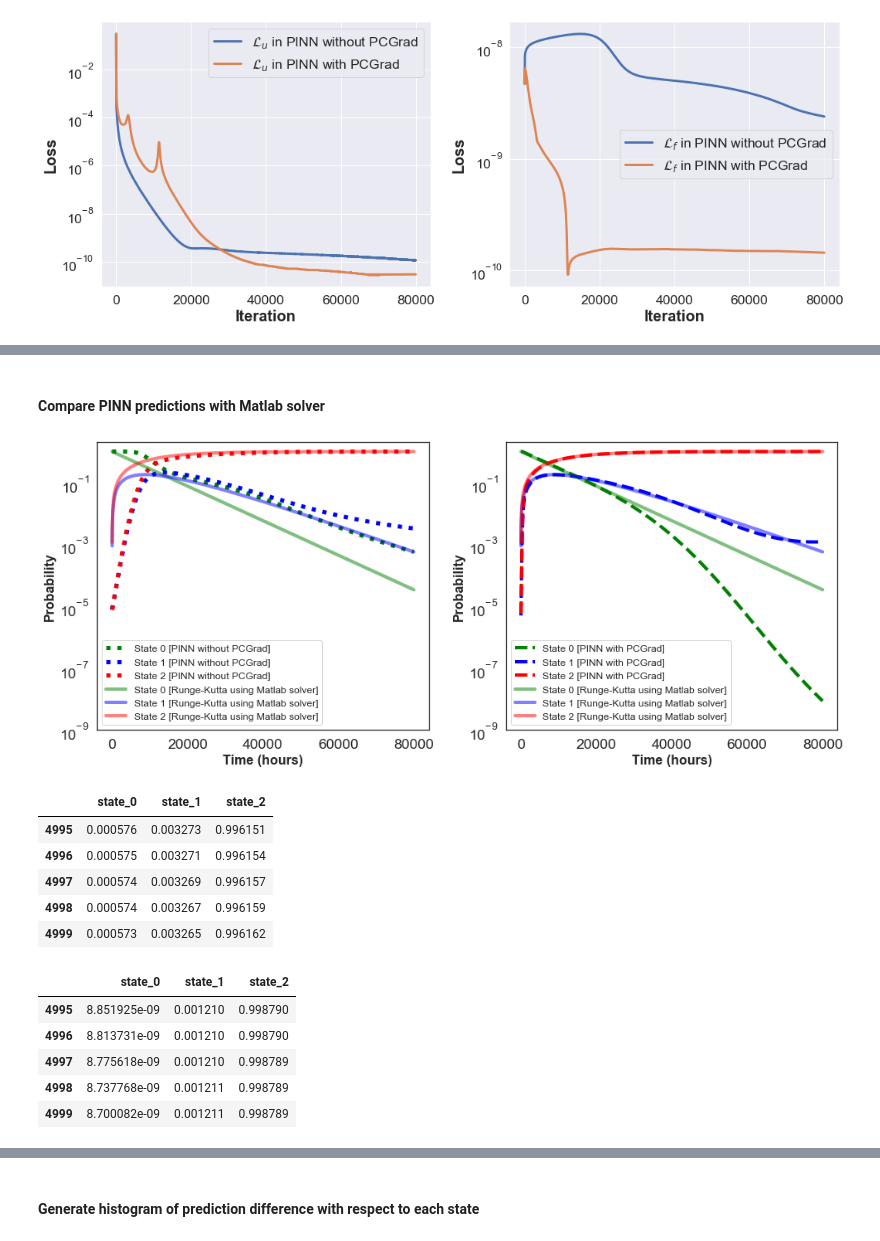
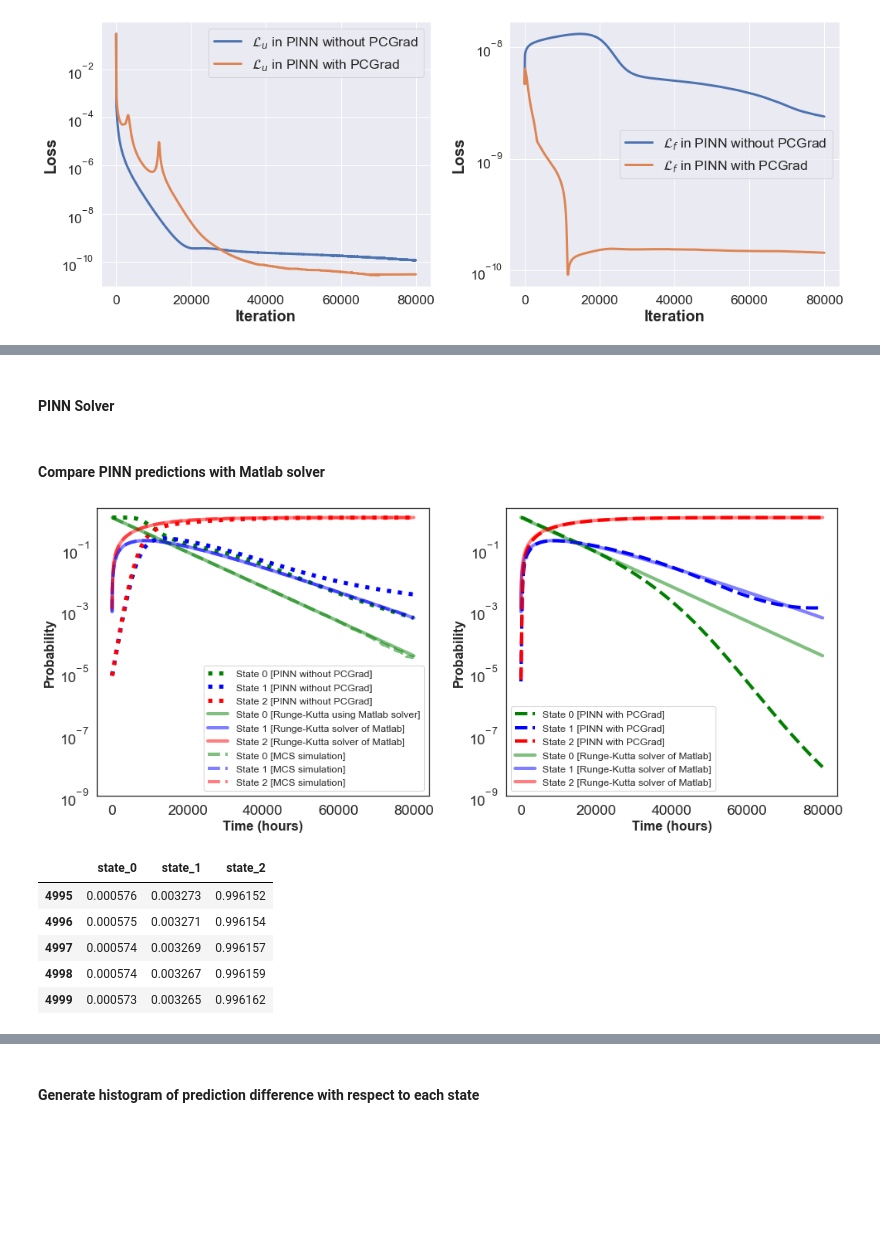
Before and after one commit to zxgcqupt/PINNs4SRA, a Jupyter notebook: small_homogeneous_CTMC/PINN_for_small_homo_CTMC_reliability_analysis.ipynb, the cells around one changed output, grey strips where cells are left out. Saved outputs shown, nothing was run; the diff lists cells and outputs as text; code cells hidden in the pictures; blank space fills up the shorter version.

```diff
--- a/small_homogeneous_CTMC/PINN_for_small_homo_CTMC_reliability_analysis.ipynb
+++ b/small_homogeneous_CTMC/PINN_for_small_homo_CTMC_reliability_analysis.ipynb
@@ -31,7 +31,7 @@ class PINN:
 
     def init_model(number_hidden_layers = 2, num_neurons_per_layer = 50):
         model = tf.keras.Sequential()
-        model.add(tf.keras.Input(1))
+        model.add(tf.keras.layers.InputLayer(1))
 
         model.add(tf.keras.layers.Dense(num_neurons_per_layer, activation=tf.keras.activations.get('tanh'),
                                         kernel_initializer='glorot_normal'))
@@ -421,0 +430,3 @@ matlab_solver_solution_df
+# %%
+MCS_solver_solution_df = pd.read_csv('MCS_homo_80000.csv')
+MCS_solver_solution_df.columns = ['time', 'state_0', 'state_1', 'state_2']
@@ -421,0 +442,2 @@ matlab_solver_solution_df
+# %%
+MCS_solver_solution_df.drop(labels='time', inplace=True, axis = 1)
@@ -422,3 +453,5 @@ matlab_solver_solution_df
+# %% [markdown]
+#### PINN Solver
 # %%
 mu, sigma = PINN_solver.mu_x, PINN_solver.sigma_x
 
@@ -451,61 +484,62 @@ sns.lineplot(x = x_star.flatten(), y = matlab_solver_solution_df['state_0'],
              label = 'State 0 [Runge-Kutta using Matlab solver]', color = 'green',
              alpha=0.5, dashes=True, linewidth = 4, ax=ax[0])
 sns.lineplot(x = x_star.flatten(), y = matlab_solver_solution_df['state_1'],
-             label = 'State 1 [Runge-Kutta using Matlab solver]', color = 'blue',
+             label = 'State 1 [Runge-Kutta solver of Matlab]', color = 'blue',
              alpha=0.5, dashes=True, linewidth = 4, ax=ax[0])
 sns.lineplot(x = x_star.flatten(), y = matlab_solver_solution_df['state_2'],
-             label = 'State 2 [Runge-Kutta using Matlab solver]', color = 'red',
+             label = 'State 2 [Runge-Kutta solver of Matlab]', color = 'red',
+             alpha=0.5, dashes=True, linewidth = 4, ax=ax[0])
+
+sns.lineplot(x = x_star.flatten(), y = MCS_solver_solution_df['state_0'],
+             label = 'State 0 [MCS simulation]', color = 'green', linestyle='--',
+             alpha=0.5, dashes=True, linewidth = 4, ax=ax[0])
+sns.lineplot(x = x_star.flatten(), y = MCS_solver_solution_df['state_1'],
+             label = 'State 1 [MCS simulation]', color = 'blue', linestyle='--',
+             alpha=0.5, dashes=True, linewidth = 4, ax=ax[0])
+sns.lineplot(x = x_star.flatten(), y = MCS_solver_solution_df['state_2'],
+             label = 'State 2 [MCS simulation]', color = 'red', linestyle='--',
              alpha=0.5, dashes=True, linewidth = 4, ax=ax[0])
 
 ax[0].set_yscale("log")
 ax[0].set_ylim([1e-9, 2])
 ax[0].set_xlabel("Time (hours)", fontdict=dict(weight='bold'), fontsize=16)
 ax[0].set_ylabel("Probability", fontdict=dict(weight='bold'), fontsize=16)
 
 
 
 sns.lineplot(x = x_star.flatten(), y = y_pred_pcgrad[:, 0], label = 'State 0 [PINN with PCGrad]',
              color = 'green', linestyle='--', linewidth = 4, ax=ax[1])
 sns.lineplot(x = x_star.flatten(), y = y_pred_pcgrad[:, 1], label = 'State 1 [PINN with PCGrad]',
              color = 'blue', linestyle='--', linewidth = 4, ax=ax[1])
 sns.lineplot(x = x_star.flatten(), y = y_pred_pcgrad[:, 2], label = 'State 2 [PINN with PCGrad]',
              color = 'red', linestyle='--', linewidth = 4, ax=ax[1])
 
 sns.lineplot(x = x_star.flatten(), y = matlab_solver_solution_df['state_0'],
-             label = 'State 0 [Runge-Kutta using Matlab solver]', color = 'green',
+             label = 'State 0 [Runge-Kutta solver of Matlab]', color = 'green',
              alpha=0.5, dashes=True, linewidth = 4, ax=ax[1])
 sns.lineplot(x = x_star.flatten(), y = matlab_solver_solution_df['state_1'],
-             label = 'State 1 [Runge-Kutta using Matlab solver]', color = 'blue',
+             label = 'State 1 [Runge-Kutta solver of Matlab]', color = 'blue',
              alpha=0.5, dashes=True, linewidth = 4, ax=ax[1])
 sns.lineplot(x = x_star.flatten(), y = matlab_solver_solution_df['state_2'],
-             label = 'State 2 [Runge-Kutta using Matlab solver]', color = 'red',
+             label = 'State 2 [Runge-Kutta solver of Matlab]', color = 'red',
              alpha=0.5, dashes=True, linewidth = 4, ax=ax[1])
 
 ax[1].set_yscale("log")
 ax[1].set_ylim([1e-9, 2])
 ax[1].set_xlabel("Time (hours)", fontdict=dict(weight='bold'), fontsize=16)
 ax[1].set_ylabel("Probability", fontdict=dict(weight='bold'), fontsize=16)
 
 
 plt.tight_layout()
 plt.savefig("comparison_small_homo.pdf")
 # %% [output]
-[figure, old version]
+[figure, new version]
 # %%
 y_pred_df.tail()
 # %% [output]
 |  | state_0 | state_1 | state_2 |
-| 4995 | 0.000576 | 0.003273 | 0.996151 |
+| 4995 | 0.000576 | 0.003273 | 0.996152 |
 | 4996 | 0.000575 | 0.003271 | 0.996154 |
 | 4997 | 0.000574 | 0.003269 | 0.996157 |
 | 4998 | 0.000574 | 0.003267 | 0.996159 |
 | 4999 | 0.000573 | 0.003265 | 0.996162 |
-# %%
-y_pred_pcgrad_df.tail()
-# %% [output]
-|  | state_0 | state_1 | state_2 |
-| 4995 | 8.851925e-09 | 0.001210 | 0.998790 |
-| 4996 | 8.813731e-09 | 0.001210 | 0.998790 |
-| 4997 | 8.775618e-09 | 0.001210 | 0.998789 |
-| 4998 | 8.737768e-09 | 0.001211 | 0.998789 |
-| 4999 | 8.700082e-09 | 0.001211 | 0.998789 |
```
Also changed, not shown: parts of 16 cells of this notebook, 11 other files.
